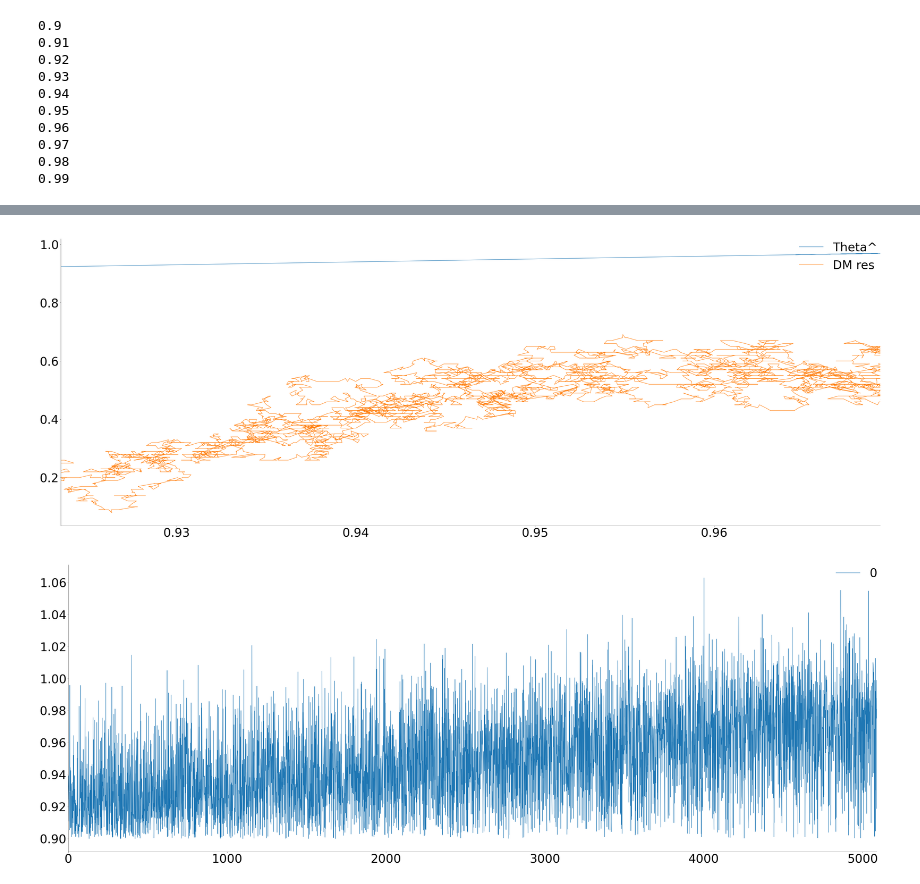
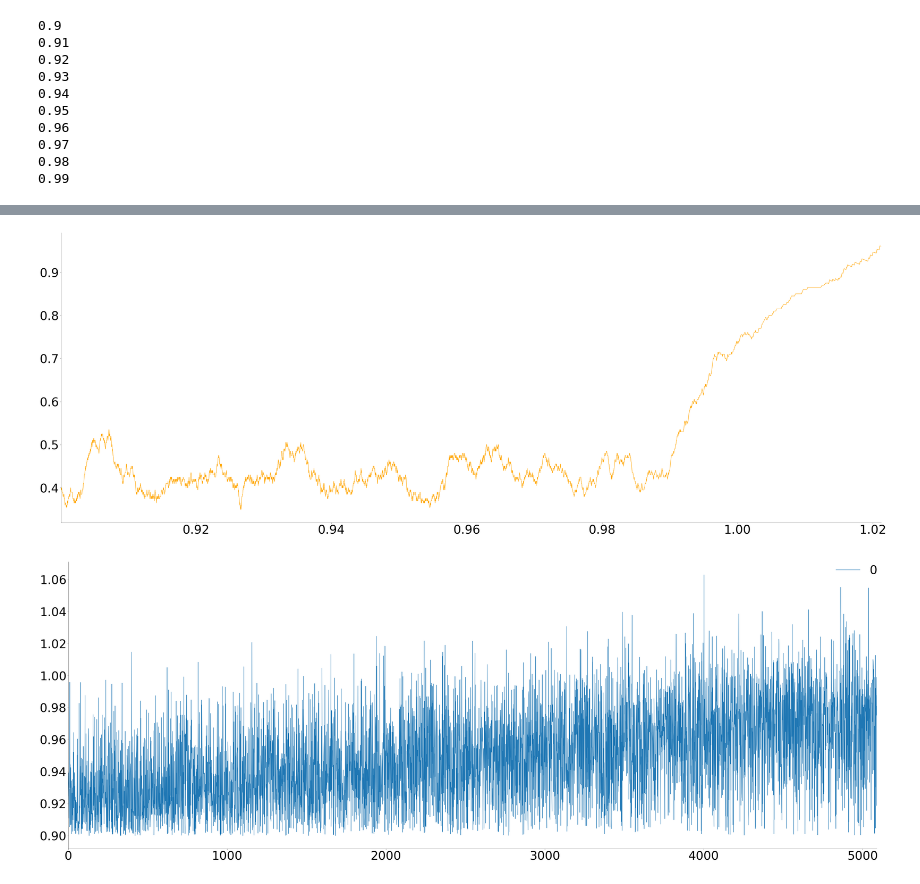
Before and after one commit to GeorgeHockey/metrics-formal-coursework, a Jupyter notebook: problem_2_v2.ipynb, the cells around one changed output, grey strips where cells are left out. Cells and saved outputs as stored; diff of their text form; code cells hidden in the pictures.

```diff
--- a/problem_2_v2.ipynb
+++ b/problem_2_v2.ipynb
@@ -201,7 +184,9 @@ app_dist.index =app_dist["Theta^"]
-# %%
-plot(app_dist)
-# %% [output]
-[figure, removed]
+# %%
+# Full Plot - see the issue of extreme underestimation in half the sample when showing full sample : hence restrict between 0.9 and 1.03
+app_dist.index =app_dist["Theta^"]
+plot(app_dist["DM res"][0.9:1.03])
+# %% [output]
+[figure, added]
 # %%
 plot(pd.DataFrame(theta_100_ninety))
 # %% [output]
```
Also changed, not shown: parts of 28 cells of this notebook.
